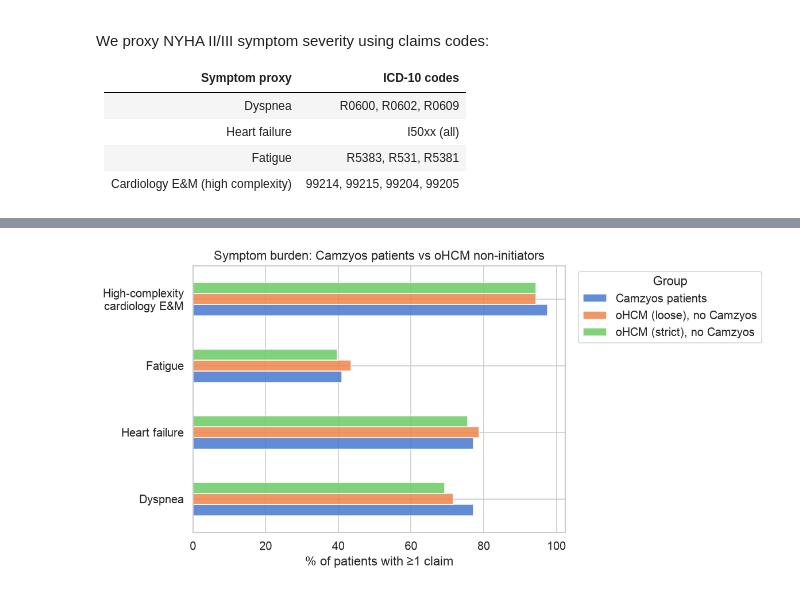
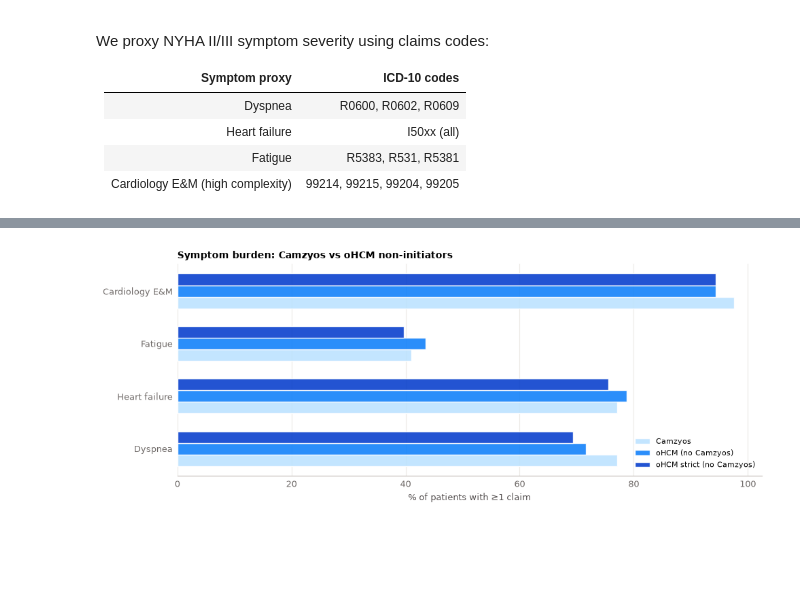
Before and after one commit to jon-den/bbb-tech-test, a Jupyter notebook: notebooks/01_eda.ipynb, the cells around one changed output, grey strips where cells are left out. Saved outputs shown, nothing was run; the diff lists cells and outputs as text; code cells hidden in the pictures; blank space fills up the shorter version.

```diff
--- a/notebooks/01_eda.ipynb
+++ b/notebooks/01_eda.ipynb
@@ -9,21 +9,26 @@ This notebook establishes:
 3. Temporal adoption curve
 4. Symptom burden among Camzyos patients (dyspnea, HF, fatigue, cardiology E&M)
 # %%
+import sys
 from pathlib import Path
 
 import matplotlib.pyplot as plt
 import numpy as np
 import pandas as pd
-import seaborn as sns
 
-sns.set_theme(style="whitegrid", palette="muted", font_scale=1.1)
-plt.rcParams["figure.figsize"] = (12, 5)
-plt.rcParams["figure.dpi"] = 120
+sys.path.insert(0, str(Path("..").resolve()))
+from src.style import (
+    C_ARCH,
+    C_OBS,
+    C_PRED,
+    INK_PRI,
+    INK_SEC,
+    SURFACE,
+    style_ax,
+)
 
 DATA_DIR = Path("../synthetic_data")
-
-RANDOM_SEED = 42
-np.random.seed(RANDOM_SEED)
+np.random.seed(42)
 # %%
 patients = pd.read_csv(DATA_DIR / "patients.csv")
 diagnoses = pd.read_csv(DATA_DIR / "diagnoses.csv", parse_dates=["date"])
@@ -402,16 +364,39 @@ Symptom prevalence (ever, across full observation period):
 # %%
-# --- Side-by-side symptom prevalence ---
-pct_cols = ["dyspnea_pct", "hf_pct", "fatigue_pct", "cardio_em_pct"]
-labels_nice = ["Dyspnea", "Heart failure", "Fatigue", "High-complexity\ncardiology E&M"]
+pct_cols = ["Dyspnea", "Heart failure", "Fatigue", "Cardiology E&M"]
+plot_data = symptom_df[pct_cols]
 
-plot_data = symptom_df[pct_cols].copy()
-plot_data.columns = labels_nice
+fig, ax = plt.subplots(figsize=(10, 4))
+fig.set_facecolor(SURFACE)
 
-ax = plot_data.T.plot.barh(figsize=(10, 5), edgecolor="white", alpha=0.85)
-ax.set_xlabel("% of patients with ≥1 claim")
-ax.set_title("Symptom burden: Camzyos patients vs oHCM non-initiators")
-ax.legend(title="Group", bbox_to_anchor=(1.02, 1), loc="upper left")
+y_pos = np.arange(len(pct_cols))
+bar_h = 0.22
+colors = C_ARCH[:3]
+
+for i, (group, row) in enumerate(plot_data.iterrows()):
+    ax.barh(
+        y_pos + i * bar_h,
+        row.values,
+        height=bar_h,
+        color=colors[i],
+        edgecolor=SURFACE,
+        alpha=0.90,
+        label=group,
+    )
+
+ax.set_yticks(y_pos + bar_h)
+ax.set_yticklabels(pct_cols)
+ax.set_xlabel("% of patients with ≥1 claim", fontsize=9, color=INK_SEC)
+ax.set_title(
+    "Symptom burden: Camzyos vs oHCM non-initiators",
+    fontsize=10,
+    fontweight="bold",
+    color=INK_PRI,
+    loc="left",
+)
+ax.legend(fontsize=8, frameon=False, loc="lower right")
+style_ax(ax, grid_axis="x")
+
 plt.tight_layout()
 plt.show()
 # %% [output]
-[figure, old version]
+[figure, new version]
```
Also changed, not shown: parts of 8 cells of this notebook, 12 other files.
